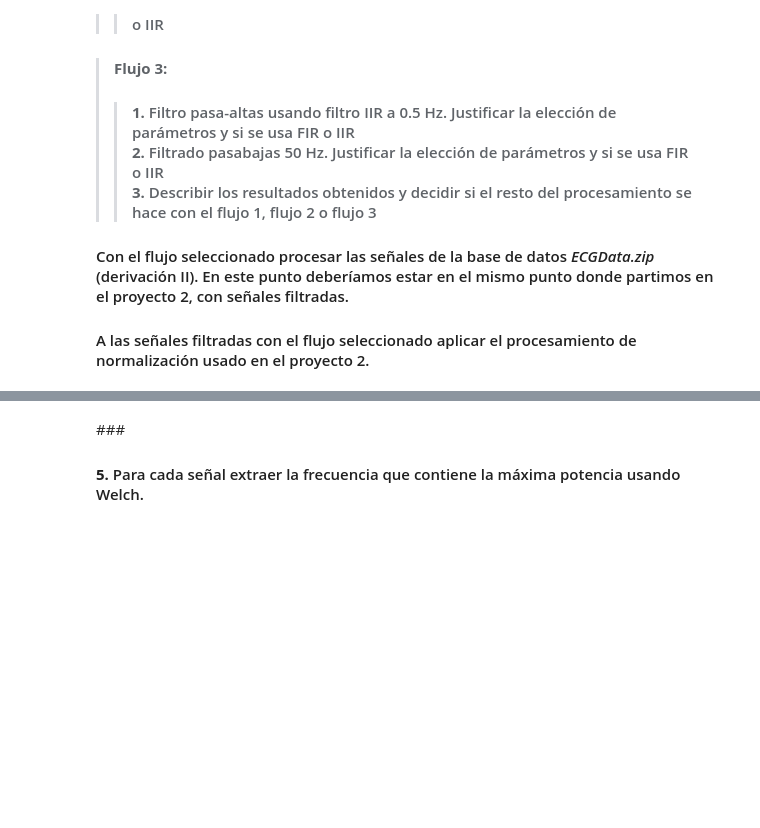
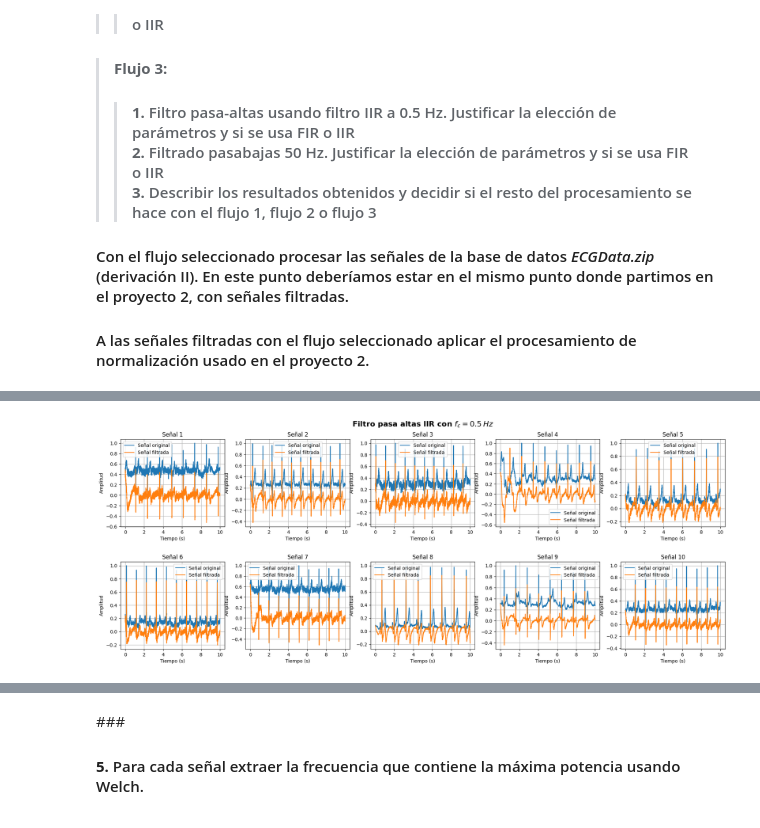
Before and after one commit to marianayarce1224/lab_biosenales, a Jupyter notebook: PROYECTO3/Proyecto3_G3.ipynb, the cells around one changed output, grey strips where cells are left out. Drawn from its saved outputs; the diff is of its cells as text; code cells hidden in the pictures; blank space fills up the shorter version.

```diff
--- a/PROYECTO3/Proyecto3_G3.ipynb
+++ b/PROYECTO3/Proyecto3_G3.ipynb
@@ -186,7 +260,9 @@ https://drive.google.com/drive/folders/1ezPP5uQLTND_ud8HBAd0-vEZefTYqBES?usp=sha
 # %%
 def compresion(signal):
-    signal = np.array(signal)
-    x_min = np.min(signal)
-    x_max = np.max(signal)
-    s_tk = (signal - x_min) / (x_max - x_min)
-    return s_tk
+  signal = np.array(signal)
+  signal_without_dc = signal - np.mean(signal)
+  x_min = np.min(signal_without_dc)
+  x_max = np.max(signal_without_dc)
+  s_tk = (signal_without_dc - x_min) / (x_max - x_min)
+
+  return s_tk
@@ -192,0 +271,32 @@ def compresion(signal):
+# %%
+def highpass_IIR(raw_signal, order=5, fc=0.5, fs=500):
+  nyquist = fs / 2
+  w_normalized = fc/nyquist
+  b_high, a_high = signal.iirfilter(order, w_normalized, btype='highpass')
+  filtered_signal = signal.lfilter(b_high, a_high, raw_signal)
+
+  return filtered_signal, b_high, a_high
+# %%
+fig, axs = plt.subplots(2, 5, figsize=(20, 8))
+plt.subplots_adjust(left=0.1, right=1, bottom=0.1, wspace=0.2, hspace=0.4)
+fig.suptitle('Filtro pasa altas IIR con $f_c=0.5 \: Hz$', x=0.55, y=0.95, fontsize=16, fontweight='bold')
+fs = 500
+
+for i, archivo in enumerate(lista_archivos_SB[:10]):
+  signal_df = pd.read_csv(archivo, header=None, names=['II'])
+  signal_df = signal_df.apply(pd.to_numeric, errors='coerce')
+  sig = compresion(signal_df['II'].values[1:])
+  filtered_signal = highpass_IIR(sig)
+  n = np.arange(0, len(filtered_signal[0])/fs, 1/fs)
+
+  ax = axs[i // 5, i % 5]
+  ax.set_title(f'Señal {i + 1}')
+  ax.set_ylabel('Amplitud')
+  ax.set_xlabel('Tiempo (s)')
+  ax.plot(n, sig, label='Señal original')
+  ax.plot(n, filtered_signal[0], label='Señal filtrada')
+  ax.legend()
+  ax.grid()
+plt.show()
+# %% [output]
+[figure, added]
```
Also changed, not shown: parts of 9 cells of this notebook.
